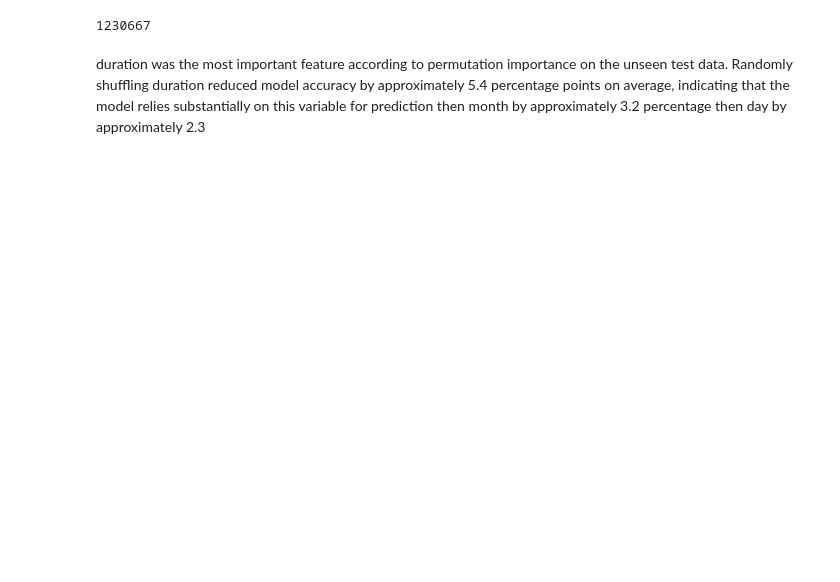
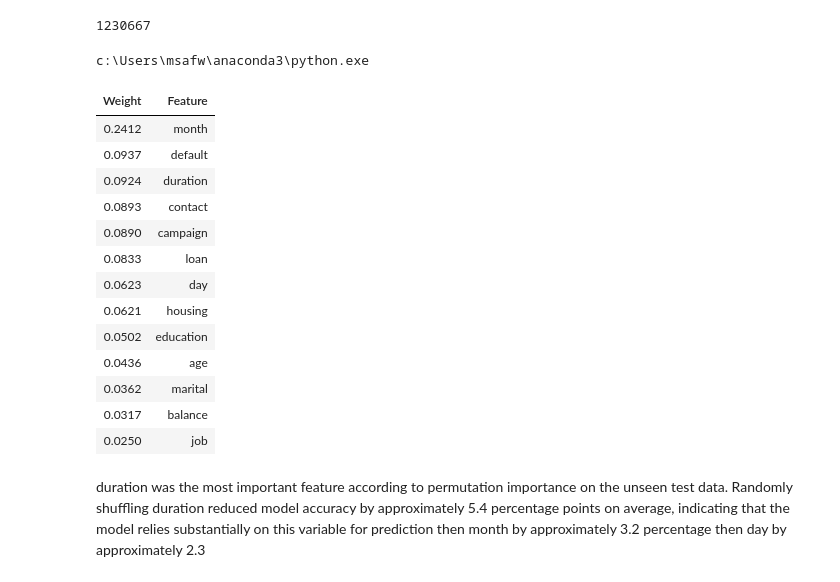
Before and after one commit to safwt-data/KeueOy0HlnKVjbzG, a Jupyter notebook: notebooks/credit_classification.ipynb, the cells around one changed output. Cells and saved outputs as stored; diff of their text form; code cells hidden in the pictures; blank space fills up the shorter version.

```diff
--- a/notebooks/credit_classification.ipynb
+++ b/notebooks/credit_classification.ipynb
@@ -592,3 +608,32 @@ def explainable(model, X_train , X_test , row):
 explainable(trained_xgboost_tuned, X_train, X_test, 10)
 # %% [output]
 1230667
+# %%
+import sys
+print(sys.executable)
+# %% [output]
+c:\Users\msafw\anaconda3\python.exe
+# %%
+import eli5
+
+eli5_vis = eli5.show_weights(
+    trained_xgboost_tuned,
+    feature_names=X_train.columns.tolist()
+)
+file =open('op.html','w', encoding="utf-8")
+    print(file.write(eli5_vis.as_html()))
+# %% [output]
+| Weight | Feature |
+| 0.2412 | month |
+| 0.0937 | default |
+| 0.0924 | duration |
+| 0.0893 | contact |
+| 0.0890 | campaign |
+| 0.0833 | loan |
+| 0.0623 | day |
+| 0.0621 | housing |
+| 0.0502 | education |
+| 0.0436 | age |
+| 0.0362 | marital |
+| 0.0317 | balance |
+| 0.0250 | job |
```
Also changed, not shown: parts of 4 cells of this notebook.
